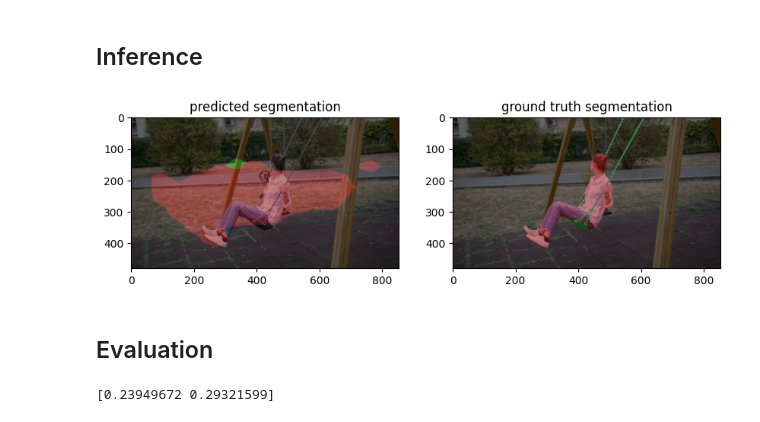
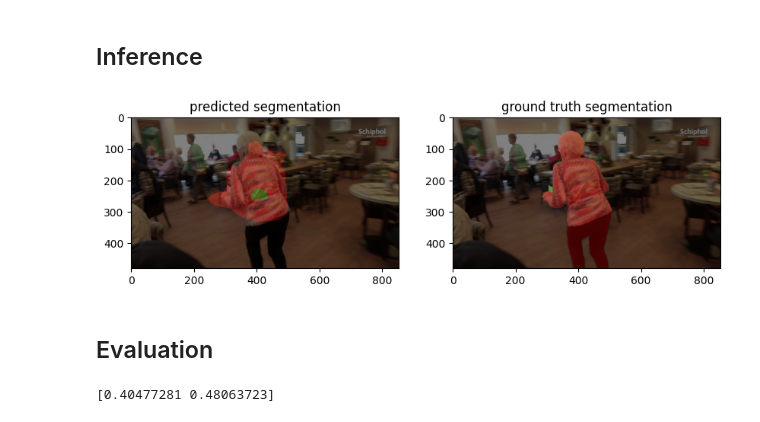
Before and after one commit to Jeremylin0904/SiamMAE_DeepLearning_final, a Jupyter notebook: Notebook.ipynb, the cells around one changed output. Drawn from its saved outputs; the diff is of its cells as text; code cells hidden in the pictures.

```diff
--- a/Notebook.ipynb
+++ b/Notebook.ipynb
@@ -148,14 +148,14 @@ eval_davis(model, name_video, videos_path, labels_path, m=20, tau=0.1, k=10, nne
 # %%
-video_num = '00040'
-name_video = 'swing'
+video_num = '00020'
+name_video = 'lady-running'
 show_segm(videos_path, labels_path, name_video, video_num, model_name="3epochsiam")
 # %% [output]
-[figure, old version]
+[figure, new version]
 # %% [markdown]
 ## Evaluation
 # %%
 video_num = '00061'
-name_video = 'swing'
+name_video = 'lady-running'
 print(score_one_vid(videos_path, labels_path, name_video, model_name="3epochsiam"))
 # %% [output]
-[0.23949672 0.29321599]
+[0.40477281 0.48063723]
```
Also changed, not shown: parts of 1 cell of this notebook.
